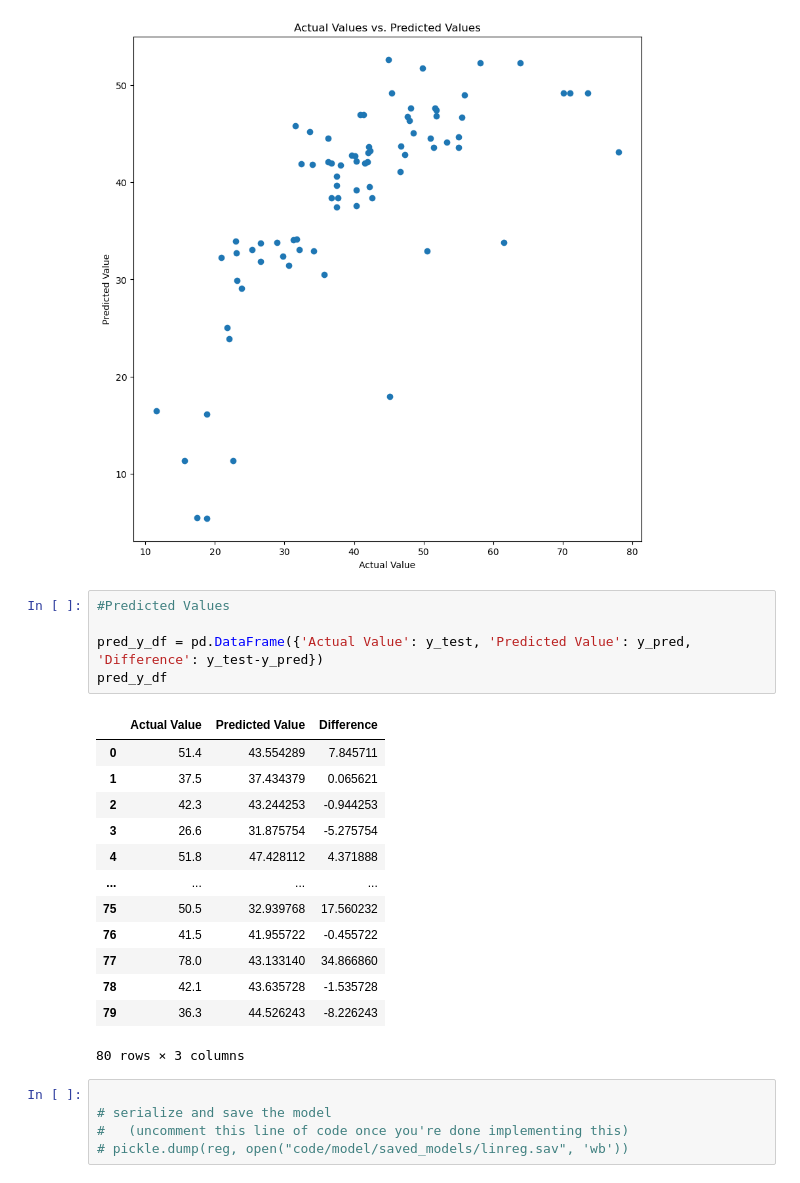
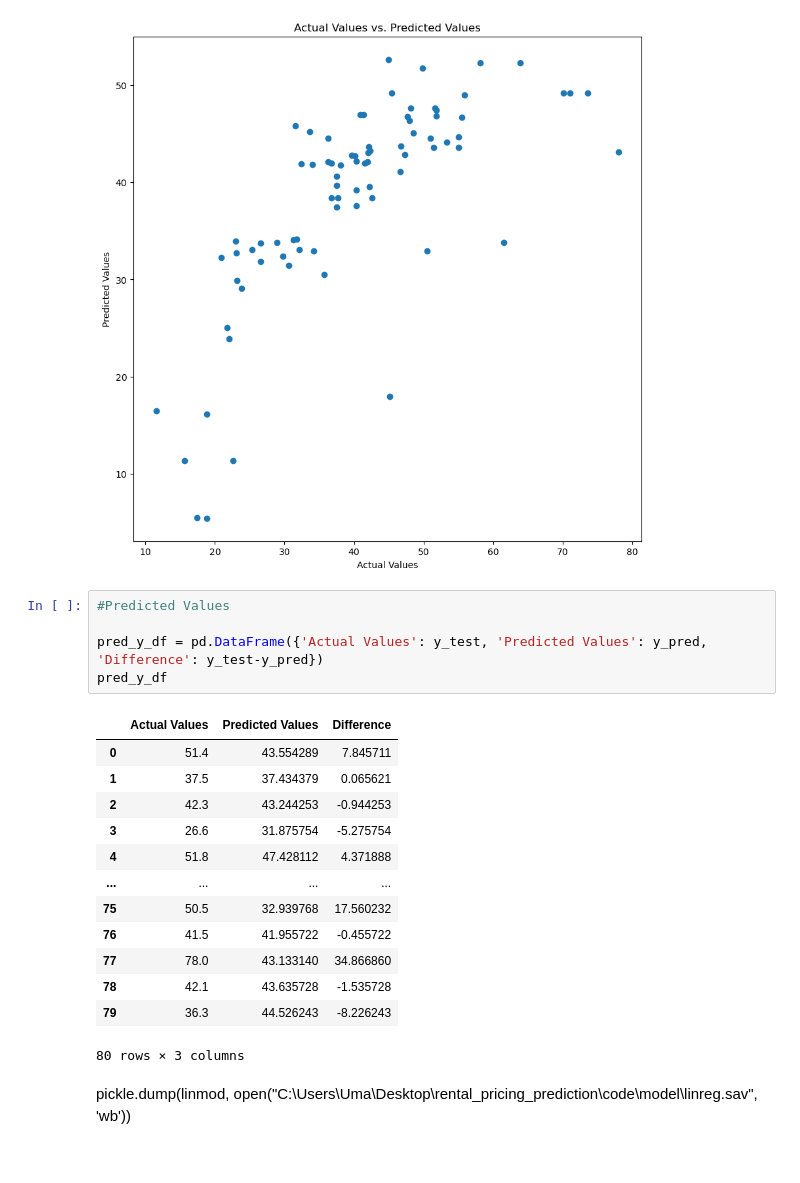
Before and after one commit to ufomaok/rent, a Jupyter notebook: code/model/linreg.ipynb, the cells around one changed output. Drawn from its saved outputs; the diff is of its cells as text.

Commit message:
Completed Linear Regression Model and corrected typos in Jupyter files

```diff
--- a/code/model/linreg.ipynb
+++ b/code/model/linreg.ipynb
@@ -100,10 +97,10 @@ Text(0.5, 1.0, 'Actual Values vs. Predicted Values')
 # %%
 #Predicted Values
 
-pred_y_df = pd.DataFrame({'Actual Value': y_test, 'Predicted Value': y_pred, 'Difference': y_test-y_pred})
+pred_y_df = pd.DataFrame({'Actual Values': y_test, 'Predicted Values': y_pred, 'Difference': y_test-y_pred})
 pred_y_df
 # %% [output]
-|  | Actual Value | Predicted Value | Difference |
+|  | Actual Values | Predicted Values | Difference |
 | 0 | 51.4 | 43.554289 | 7.845711 |
 | 1 | 37.5 | 37.434379 | 0.065621 |
 | 2 | 42.3 | 43.244253 | -0.944253 |
@@ -116,8 +113,5 @@ pred_y_df
 | 78 | 42.1 | 43.635728 | -1.535728 |
 | 79 | 36.3 | 44.526243 | -8.226243 |
 80 rows × 3 columns
-# %%
-
-# serialize and save the model
-#   (uncomment this line of code once you're done implementing this)
-# pickle.dump(reg, open("code/model/saved_models/linreg.sav", 'wb'))
+# %% [markdown]
+pickle.dump(linmod, open("C:\\Users\\Uma\\Desktop\\rental_pricing_prediction\\code\\model\\linreg.sav", 'wb'))
```
Also changed, not shown: parts of 3 cells of this notebook, 2 other files.
